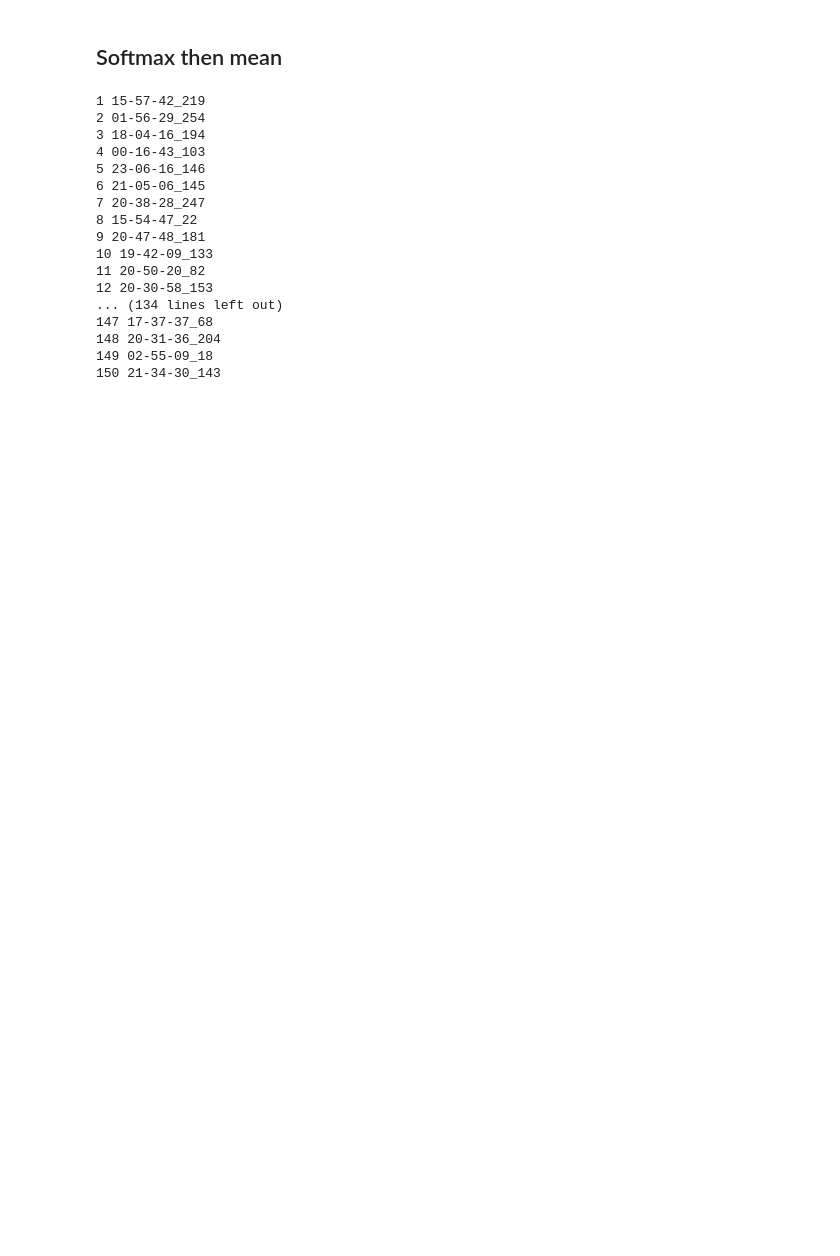
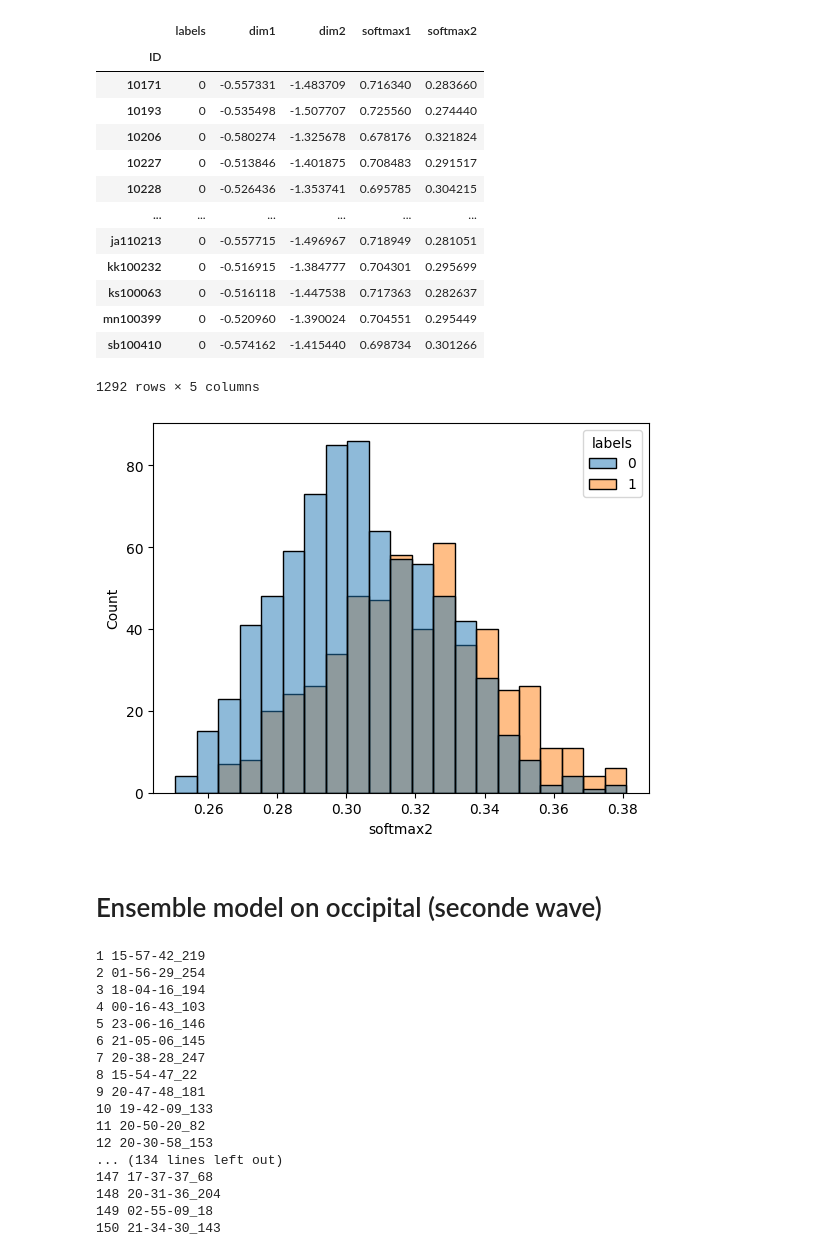
Before and after one commit to neurospin-projects/2023_agaudin_jchavas_folding_supervised, a Jupyter notebook: contrastive/notebooks/wandb_grid_searches/step3/ensemble_models.ipynb, the cells around one changed output. Cells and saved outputs as stored; diff of their text form; code cells hidden in the pictures; blank space fills up the shorter version.

Commit message:
Step3: post gs analyses

```diff
--- a/contrastive/notebooks/wandb_grid_searches/step3/ensemble_models.ipynb
+++ b/contrastive/notebooks/wandb_grid_searches/step3/ensemble_models.ipynb
@@ -5,6 +8,30 @@ import pandas as pd
 
 from scipy.special import softmax
 from sklearn.metrics import roc_auc_score
-# %% [markdown]
-## Softmax then mean
+# %%
+model_path = '/neurospin/dico/agaudin/Runs/09_new_repo/Output/grid_searches/step3/occipital/supervised_structure/convnet/17-16-45_131'
+outputs = pd.read_csv(model_path+ '/schiz_diag_supervised_results/best_model_outputs/full_outputs.csv', index_col=0)
+outputs[['softmax1', 'softmax2']] = softmax(outputs[['dim1', 'dim2']], axis=1)
+
+sns.histplot(outputs, x='softmax2', hue='labels')
+
+outputs
+# %% [output]
+|  | labels | dim1 | dim2 | softmax1 | softmax2 |
+| ID |  |  |  |  |  |
+| 10171 | 0 | -0.557331 | -1.483709 | 0.716340 | 0.283660 |
+| 10193 | 0 | -0.535498 | -1.507707 | 0.725560 | 0.274440 |
+| 10206 | 0 | -0.580274 | -1.325678 | 0.678176 | 0.321824 |
+| 10227 | 0 | -0.513846 | -1.401875 | 0.708483 | 0.291517 |
+| 10228 | 0 | -0.526436 | -1.353741 | 0.695785 | 0.304215 |
+| ... | ... | ... | ... | ... | ... |
+| ja110213 | 0 | -0.557715 | -1.496967 | 0.718949 | 0.281051 |
+| kk100232 | 0 | -0.516915 | -1.384777 | 0.704301 | 0.295699 |
+| ks100063 | 0 | -0.516118 | -1.447538 | 0.717363 | 0.282637 |
+| mn100399 | 0 | -0.520960 | -1.390024 | 0.704551 | 0.295449 |
+| sb100410 | 0 | -0.574162 | -1.415440 | 0.698734 | 0.301266 |
+1292 rows × 5 columns
+[figure, added]
+# %% [markdown]
+# Ensemble model on occipital (seconde wave)
 # %%
```
Also changed, not shown: parts of 7 cells of this notebook, 6 other files.
